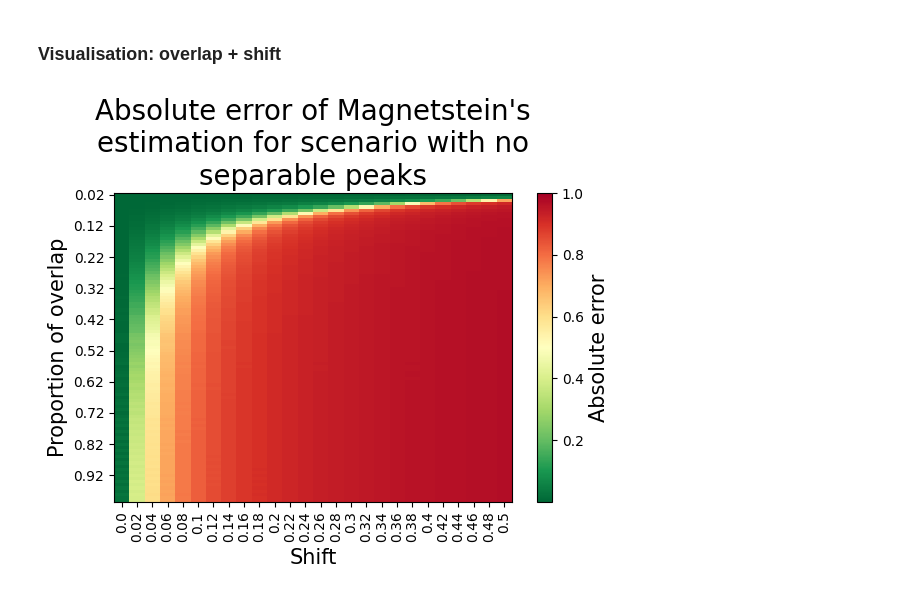
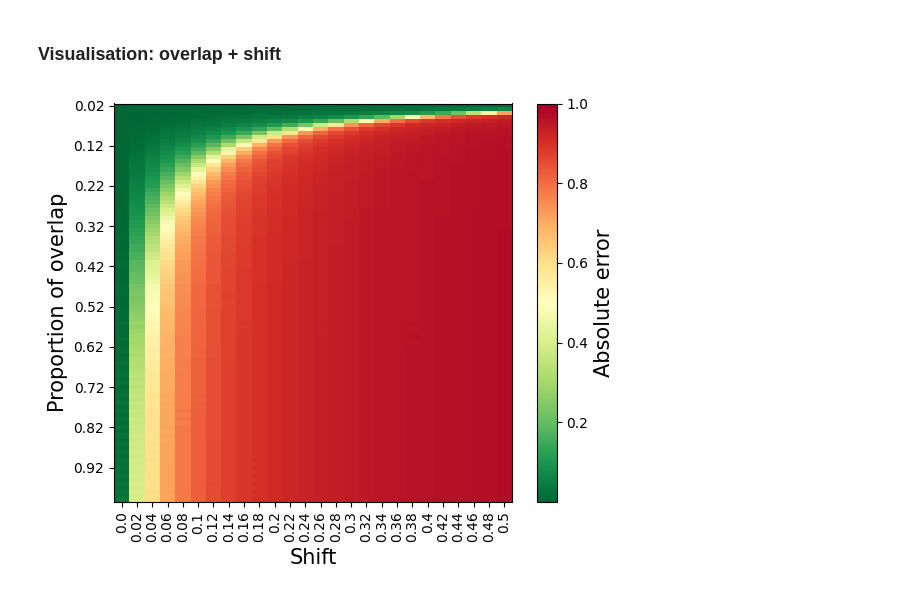
Before and after one commit to BDomzal/magnetstein_x_chemical_reactions, a Jupyter notebook: notebooks/additional_analysis/additional_analysis_overlapping_simulation.ipynb, the cells around one changed output. Drawn from its saved outputs; the diff is of its cells as text; code cells hidden in the pictures.

```diff
--- a/notebooks/additional_analysis/additional_analysis_overlapping_simulation.ipynb
+++ b/notebooks/additional_analysis/additional_analysis_overlapping_simulation.ipynb
@@ -224,30 +224,25 @@ abs_error_df = abs_error_df.apply(pd.to_numeric)
 # %%
 fig, ax = plt.subplots(figsize=(6, 5))
 
 # Display heatmap
 cax = ax.imshow(abs_error_df.values, cmap='RdYlGn_r', aspect='auto', vmax=1)
 
 # Add colorbar to the figure
 cbar = fig.colorbar(cax, ax=ax, label = 'Absolute error')
 cbar.set_label(label='Absolute error', fontsize=15)
 
 # Set axis ticks and labels
 ax.set_xticks(range(len(abs_error_df.columns)))
 ax.set_xticklabels([np.round(el, 2) for el in abs_error_df.columns], rotation=90)
 ax.set_yticks(range(len(abs_error_df.index))[::10])
 ax.set_yticklabels([np.round(el,3) for el in abs_error_df.index[::10]])
 ax.set_xlabel("Shift", size=15)
 ax.set_ylabel("Proportion of overlap", size=15)
 
-if small_peak_proportion>0:
-    plt.title('\n'.join(wrap("Absolute error of Magnetstein's estimation for scenario with single separable peak", 40)), size=20)
-else:
-    plt.title('\n'.join(wrap("Absolute error of Magnetstein's estimation for scenario with no separable peaks", 40)), size=20)
-
 # Layout adjustment
 fig.tight_layout()
 
 plt.savefig(results_path + 'error_heatmap_small_peak_proportion_'+ str(small_peak_proportion) + \
             '_shift_' + str(shift_diff) + '.png')
 # %% [output]
-[figure, old version]
+[figure, new version]
```
Also changed, not shown: parts of 2 cells of this notebook, 2 other files.
